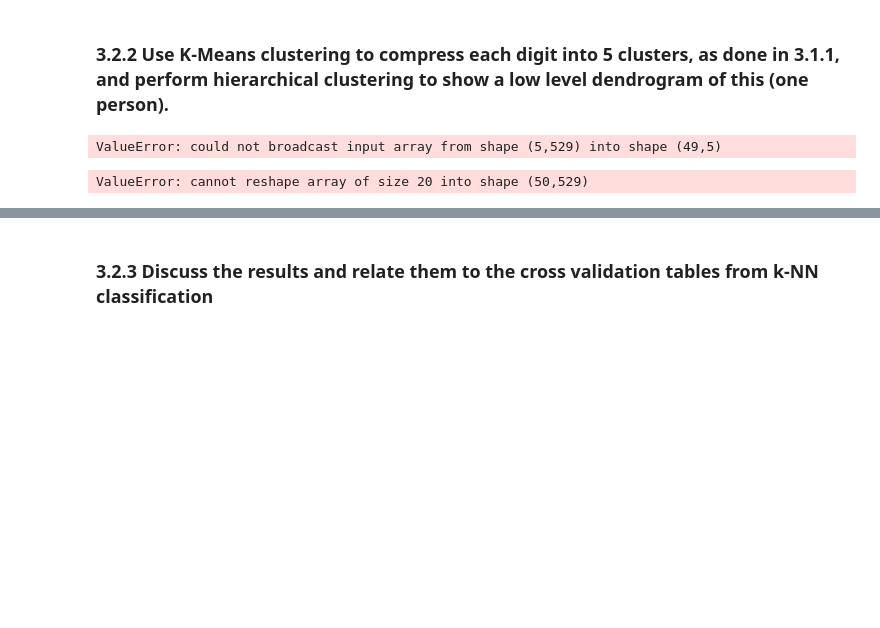
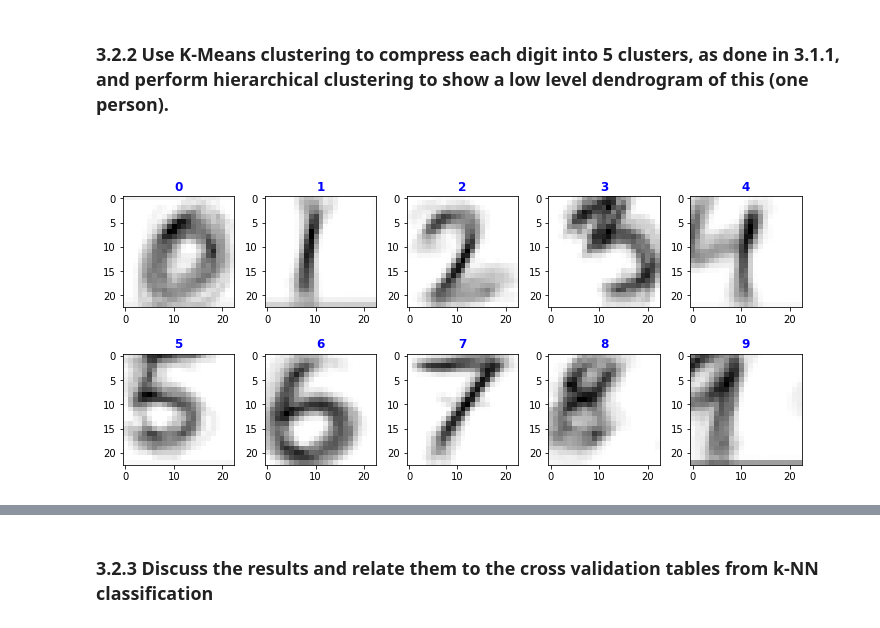
Before and after one commit to vmstavens/sm_pca, a Jupyter notebook: clustering/ex2.ipynb, the cells around one changed output, grey strips where cells are left out. Saved outputs shown, nothing was run; the diff lists cells and outputs as text; code cells hidden in the pictures; blank space fills up the shorter version.

```diff
--- a/clustering/ex2.ipynb
+++ b/clustering/ex2.ipynb
@@ -120,27 +120,22 @@ plt.show()
 # %%
 #Extracting data for two students and splitting into each cifer
 num_digit = 10
-clusters = np.empty([50,300])
+clusters = np.empty([50,530])
 
 for i in range(num_digit):
     temp_data = get_data_student_cifers(data, 1, [i], 200)
     kmeans = KMeans(n_clusters=5).fit(temp_data[:,2:])
     label = [i] * 5
     cluster_centers = kmeans.cluster_centers_
-    clusters[1:,i:i+5] = cluster_centers
-    clusters[0:,i:i+5] = label
-
-
-
+    clusters[i*5:(i*5)+5,1:] = cluster_centers
+    clusters[i*5:(i*5)+5,0] = label
+   # print(label)
 
 clusters = np.array(clusters)
-#USE THE CLUSTER CENTERS TO COMPUTE THE DENGDROGRAM
-print(clusters.shape)
-# %% [output]
-ValueError: could not broadcast input array from shape (5,529) into shape (49,5)
-# %%
-clusters = clusters.reshape(50,529)
-print(clusters)
-#vis_utils.visualize_generic(clusters[0:10], 2, 5, " ", "12345678910")
-# %% [output]
-ValueError: cannot reshape array of size 20 into shape (50,529)
+# %%
+row_idx = [0, 5, 10, 15, 20, 25, 30, 35, 40, 45]
+img_vis = clusters[row_idx]
+
+vis_utils.visualize_generic(img_vis[:,1:], 2, 5, " ", clusters[row_idx,0].astype(int))
+# %% [output]
+[figure, added]
```
Also changed, not shown: parts of 7 cells of this notebook, 1 other file.
